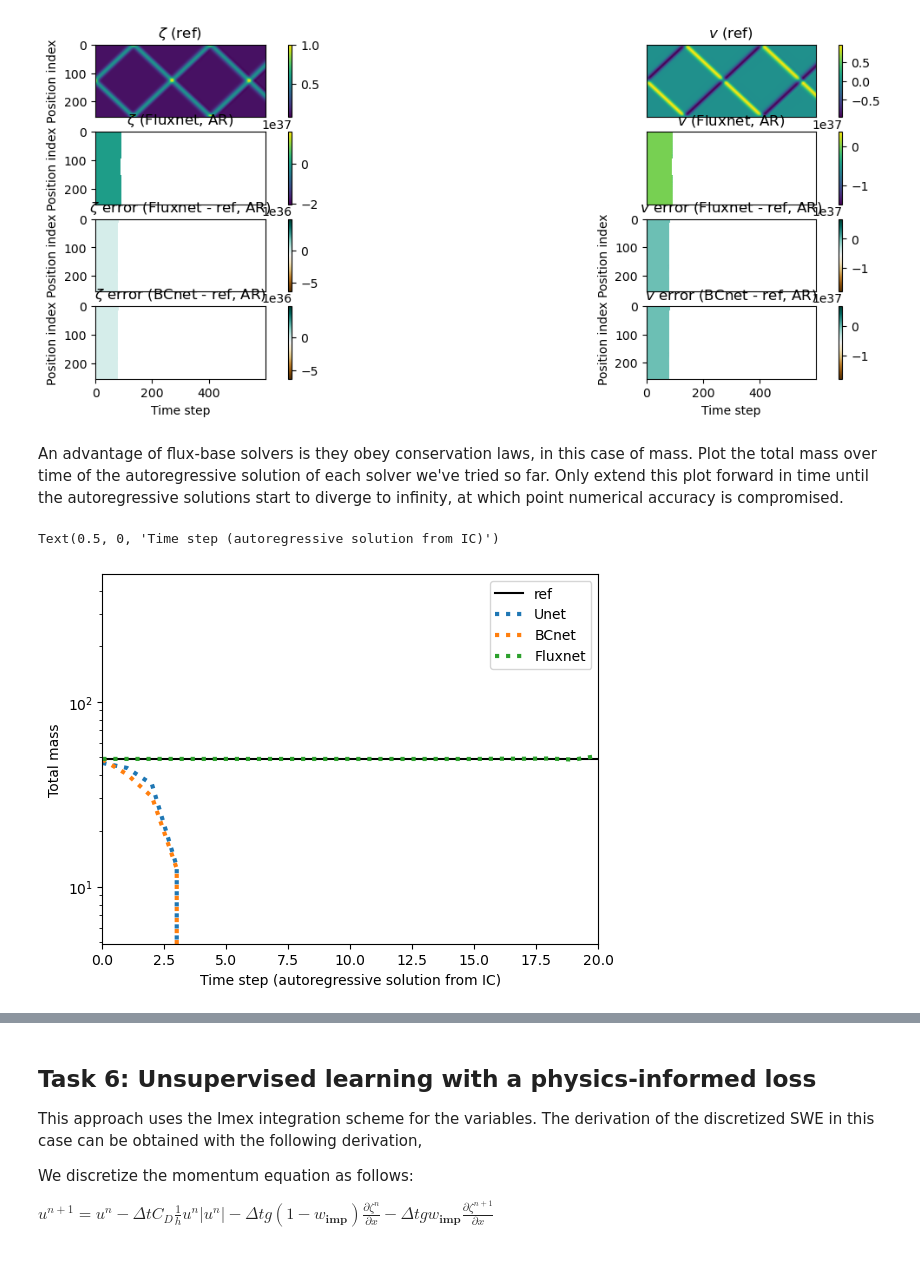
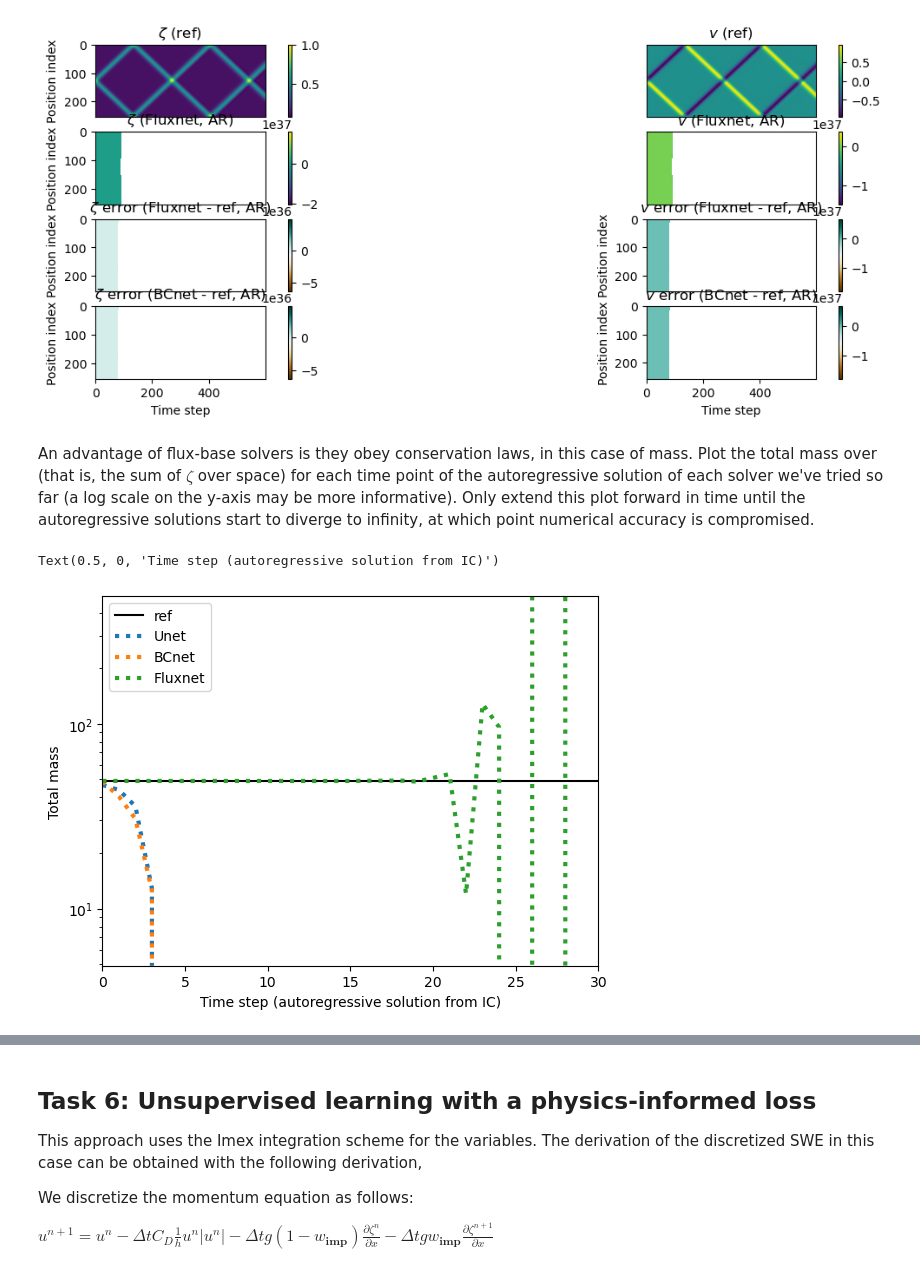
Before and after one commit to alicanbekar/pi_lecture_pytorch, a Jupyter notebook: swe_instructor_code.ipynb, the cells around one changed output, grey strips where cells are left out. Cells and saved outputs as stored; diff of their text form; code cells hidden in the pictures.

```diff
--- a/swe_instructor_code.ipynb
+++ b/swe_instructor_code.ipynb
@@ -846,22 +847,22 @@ img_plot(v_ar_bc - v_ref, title='$v$ error (BCnet - ref, AR)', cmap='BrBG')
 # %% [output]
 [figure]
 # %% [markdown]
-An advantage of flux-base solvers is they obey conservation laws, in this case of mass. Plot the total mass over time of the autoregressive solution of each solver we've tried so far. Only extend this plot forward in time until the autoregressive solutions start to diverge to infinity, at which point numerical accuracy is compromised.
+An advantage of flux-base solvers is they obey conservation laws, in this case of mass. Plot the total mass over (that is, the sum of $\zeta$ over space) for each time point of the autoregressive solution of each solver we've tried so far (a log scale on the y-axis may be more informative). Only extend this plot forward in time until the autoregressive solutions start to diverge to infinity, at which point numerical accuracy is compromised.
 # %%
 M = zeta_ref.sum(axis=-1).mean()
 YL = [0.1 * M, 10 * M]
 plt.semilogy(zeta_ref.sum(axis=-1),'k',label='ref')
 plt.semilogy(zeta_ar.sum(axis=-1),':',label='Unet',linewidth=3)
 plt.semilogy(zeta_ar_bc.sum(axis=-1),':',label='BCnet',linewidth=3)
 plt.semilogy(zeta_ar_f.sum(axis=-1),':',label='Fluxnet',linewidth=3)
 plt.ylim(YL)
-plt.xlim([0, 20])
+plt.xlim([0, 30])
 plt.legend()
 plt.ylabel('Total mass')
 plt.xlabel('Time step (autoregressive solution from IC)')
 # %% [output]
 Text(0.5, 0, 'Time step (autoregressive solution from IC)')
-[figure, old version]
+[figure, new version]
 # %% [markdown]
 ## Task 5: implement a hybrid scheme
 We next implement a hybrid approach combining numerical integration and deep learing. Specifically, we will have the network output only $\zeta$, and compute $v$ from $\zeta$ using closed-form equations.
```
Also changed, not shown: parts of 7 cells of this notebook.
